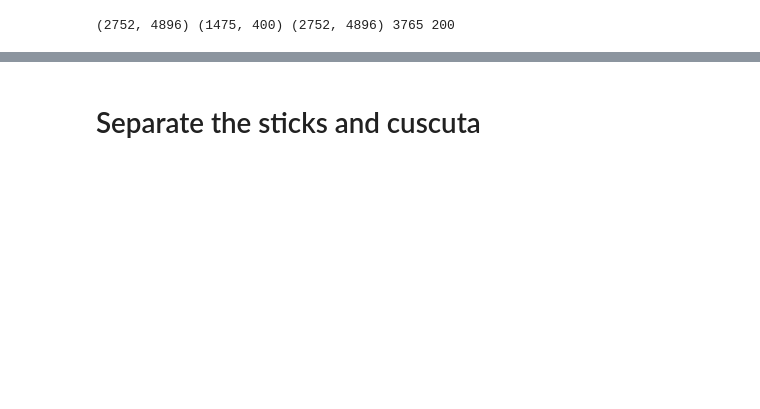
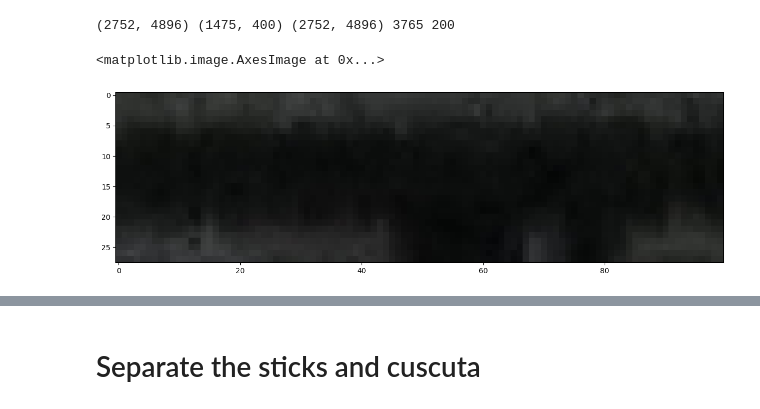
Before and after one commit to ejamezquita/cuscuta, a Jupyter notebook: jupyter/04_manuscript_images.ipynb, the cells around one changed output, grey strips where cells are left out. Saved outputs shown, nothing was run; the diff lists cells and outputs as text; code cells hidden in the pictures; blank space fills up the shorter version.

```diff
--- a/jupyter/04_manuscript_images.ipynb
+++ b/jupyter/04_manuscript_images.ipynb
@@ -212,3 +212,14 @@ bar = img[:, :, ::-1].copy()
 bar[err,0] = 186
 bar[err,1] = 255
 bar[err,2] = 255
+# %%
+
+
+fig, ax = plt.subplots(1,1,figsize=(15,5), sharex=True, sharey=True)
+ax = np.atleast_1d(ax).ravel()
+
+rx = 859
+ax[0].imshow(raw[rx:rx+28, 4300:4400, ::-1], zorder=1)
+# %% [output]
+<matplotlib.image.AxesImage at 0x...>
+[figure, added]
```
Also changed, not shown: parts of 12 cells of this notebook, 37 other files.
